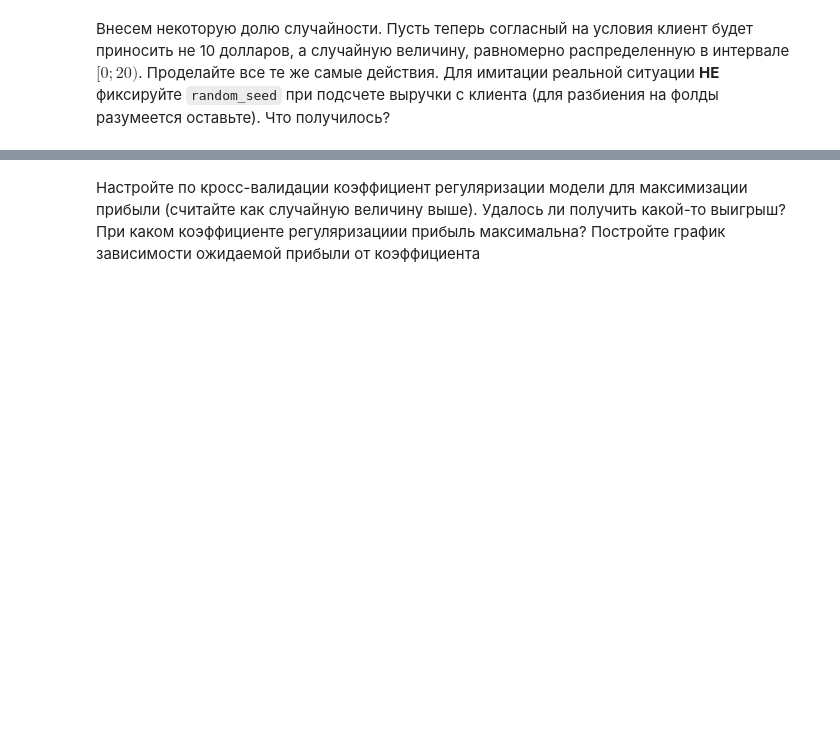
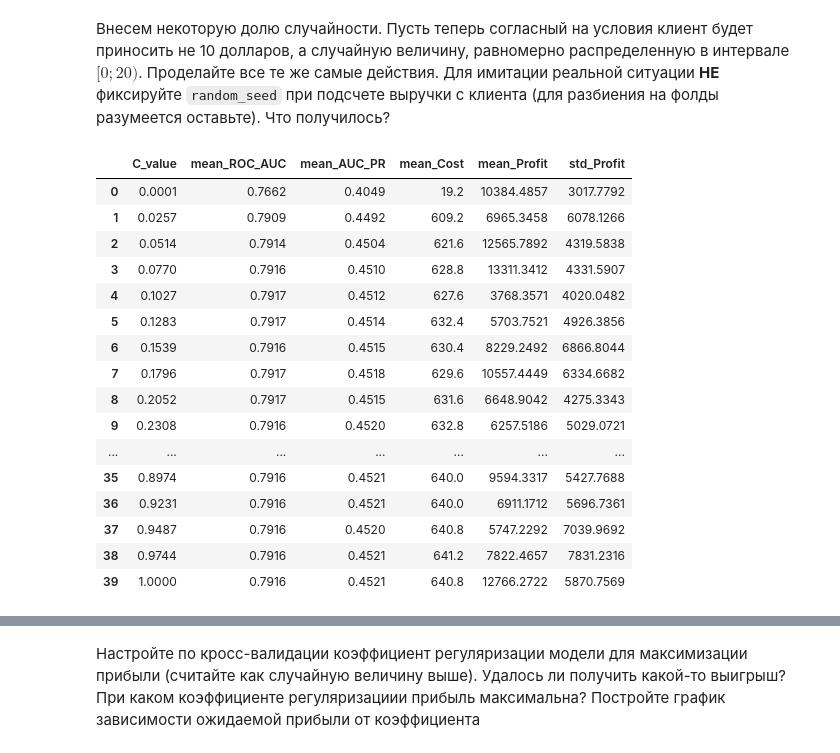
Before and after one commit to Uralbeckins/ML-Sokolov-Course, a Jupyter notebook: homework_practice_04_linclass.ipynb, the cells around one changed output, grey strips where cells are left out. Cells and saved outputs as stored; diff of their text form; code cells hidden in the pictures; blank space fills up the shorter version.

```diff
--- a/homework_practice_04_linclass.ipynb
+++ b/homework_practice_04_linclass.ipynb
@@ -1535,0 +1624,21 @@ metrics_df
+# %%
+metrics_df = cross_validate(X_final, y, np.linspace(0.0001, 1, 40))
+metrics_df
+# %% [output]
+|  | C_value | mean_ROC_AUC | mean_AUC_PR | mean_Cost | mean_Profit | std_Profit |
+| 0 | 0.0001 | 0.7662 | 0.4049 | 19.2 | 10384.4857 | 3017.7792 |
+| 1 | 0.0257 | 0.7909 | 0.4492 | 609.2 | 6965.3458 | 6078.1266 |
+| 2 | 0.0514 | 0.7914 | 0.4504 | 621.6 | 12565.7892 | 4319.5838 |
+| 3 | 0.0770 | 0.7916 | 0.4510 | 628.8 | 13311.3412 | 4331.5907 |
+| 4 | 0.1027 | 0.7917 | 0.4512 | 627.6 | 3768.3571 | 4020.0482 |
+| 5 | 0.1283 | 0.7917 | 0.4514 | 632.4 | 5703.7521 | 4926.3856 |
+| 6 | 0.1539 | 0.7916 | 0.4515 | 630.4 | 8229.2492 | 6866.8044 |
+| 7 | 0.1796 | 0.7917 | 0.4518 | 629.6 | 10557.4449 | 6334.6682 |
+| 8 | 0.2052 | 0.7917 | 0.4515 | 631.6 | 6648.9042 | 4275.3343 |
+| 9 | 0.2308 | 0.7916 | 0.4520 | 632.8 | 6257.5186 | 5029.0721 |
+| ... | ... | ... | ... | ... | ... | ... |
+| 35 | 0.8974 | 0.7916 | 0.4521 | 640.0 | 9594.3317 | 5427.7688 |
+| 36 | 0.9231 | 0.7916 | 0.4521 | 640.0 | 6911.1712 | 5696.7361 |
+| 37 | 0.9487 | 0.7916 | 0.4520 | 640.8 | 5747.2292 | 7039.9692 |
+| 38 | 0.9744 | 0.7916 | 0.4521 | 641.2 | 7822.4657 | 7831.2316 |
+| 39 | 1.0000 | 0.7916 | 0.4521 | 640.8 | 12766.2722 | 5870.7569 |
```
Also changed, not shown: parts of 12 cells of this notebook.
